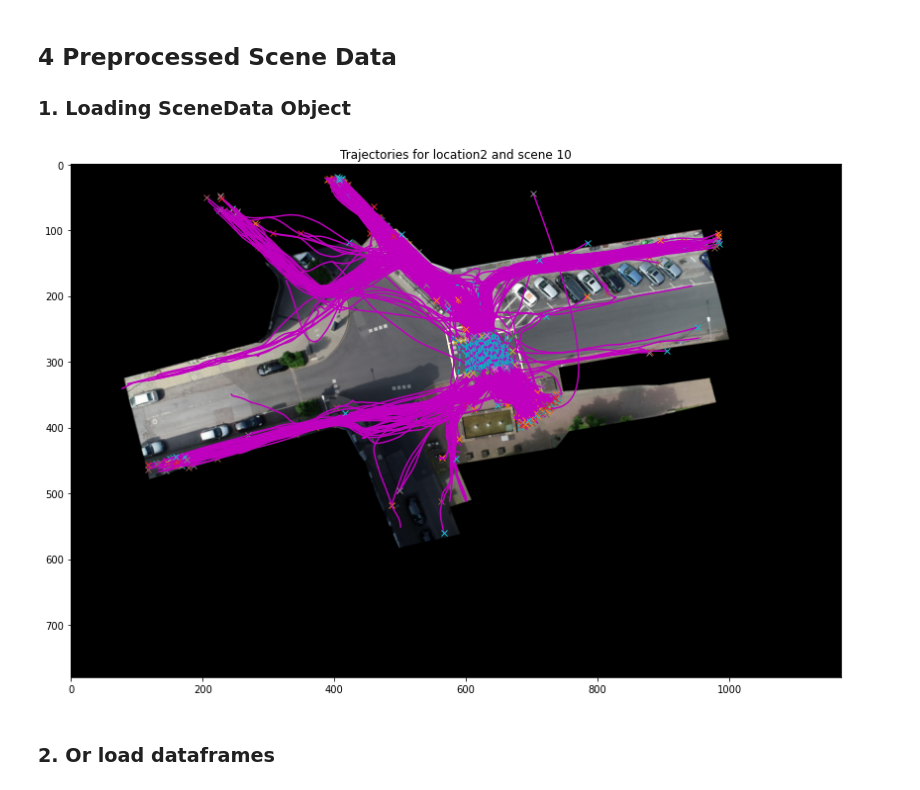
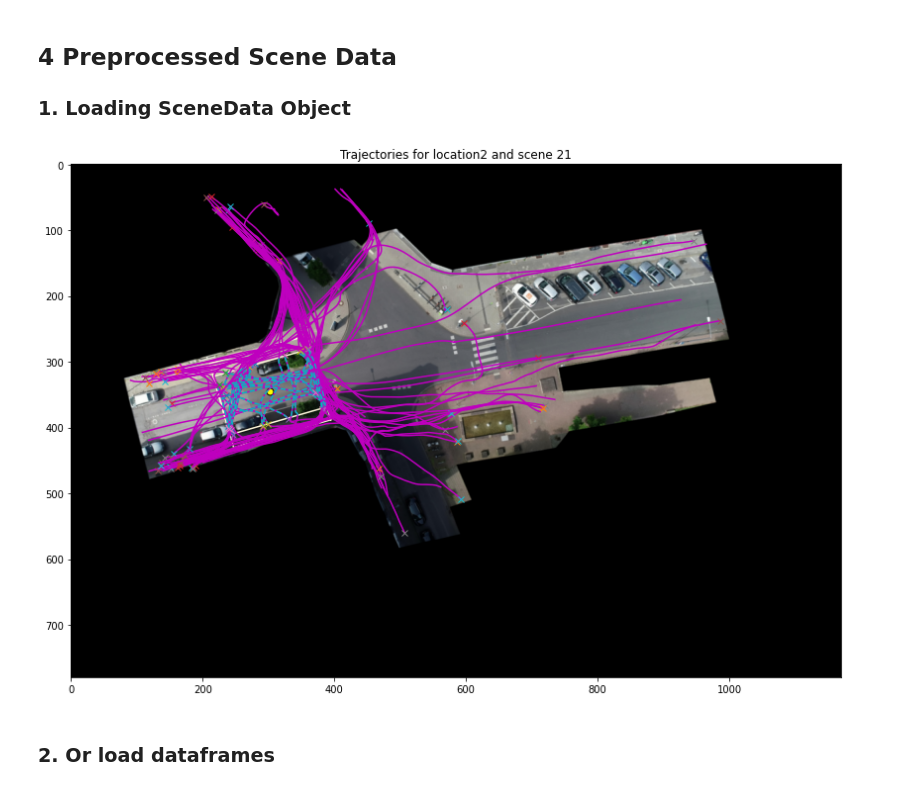
Before and after one commit to ika-rwth-aachen/drone-dataset-tools, a Jupyter notebook: src/notebooks/read-from-preprocessed.ipynb, the cells around one changed output. Saved outputs shown, nothing was run; the diff lists cells and outputs as text; code cells hidden in the pictures.

```diff
--- a/src/notebooks/read-from-preprocessed.ipynb
+++ b/src/notebooks/read-from-preprocessed.ipynb
@@ -60,14 +57,14 @@ pedDf.head()
 ### 1. Loading SceneData Object
 # %%
 from extractors.LocationData import LocationData
-sceneData = LocationData.load("../data/location-2/home", "2022-12-09-fps-5-scene-10.dill")
+sceneData = LocationData.load("../data/location-2/home", "2022-12-09-fps-5-scene-21.dill")
 # scene10.backgroundImagePath = "G:AV datasets/inD-dataset-v1.0/data/18_background.png"
 # scene10.sceneConfig
 # scene10.orthoPxToMeter
 
 visualizer.showLocationSceneData(sceneData, onlyClipped=False, showOthers=False)
 # %% [output]
-[figure, old version]
+[figure, new version]
 # %%
 pedDf = sceneData.getPed
 otherDf
```
Also changed, not shown: parts of 1 cell of this notebook, 3 other files.
